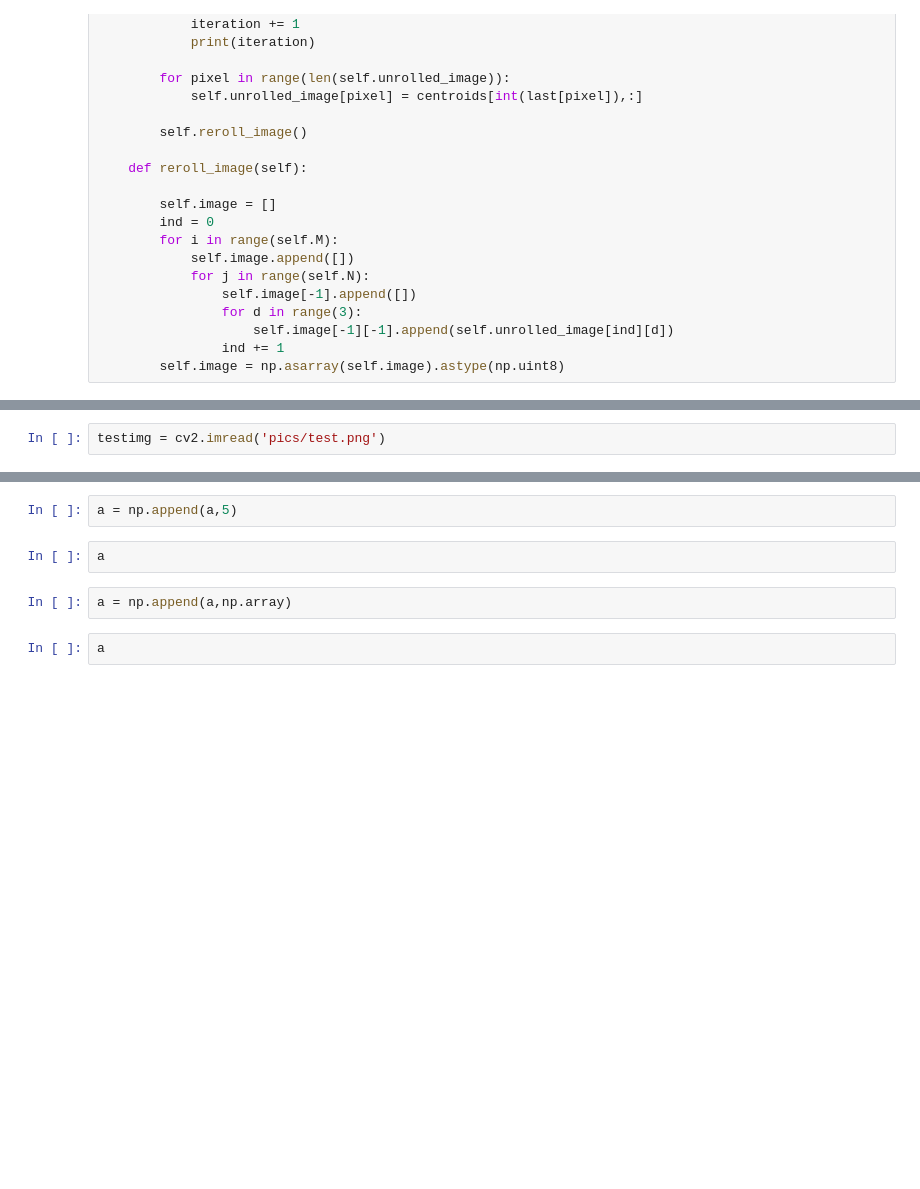
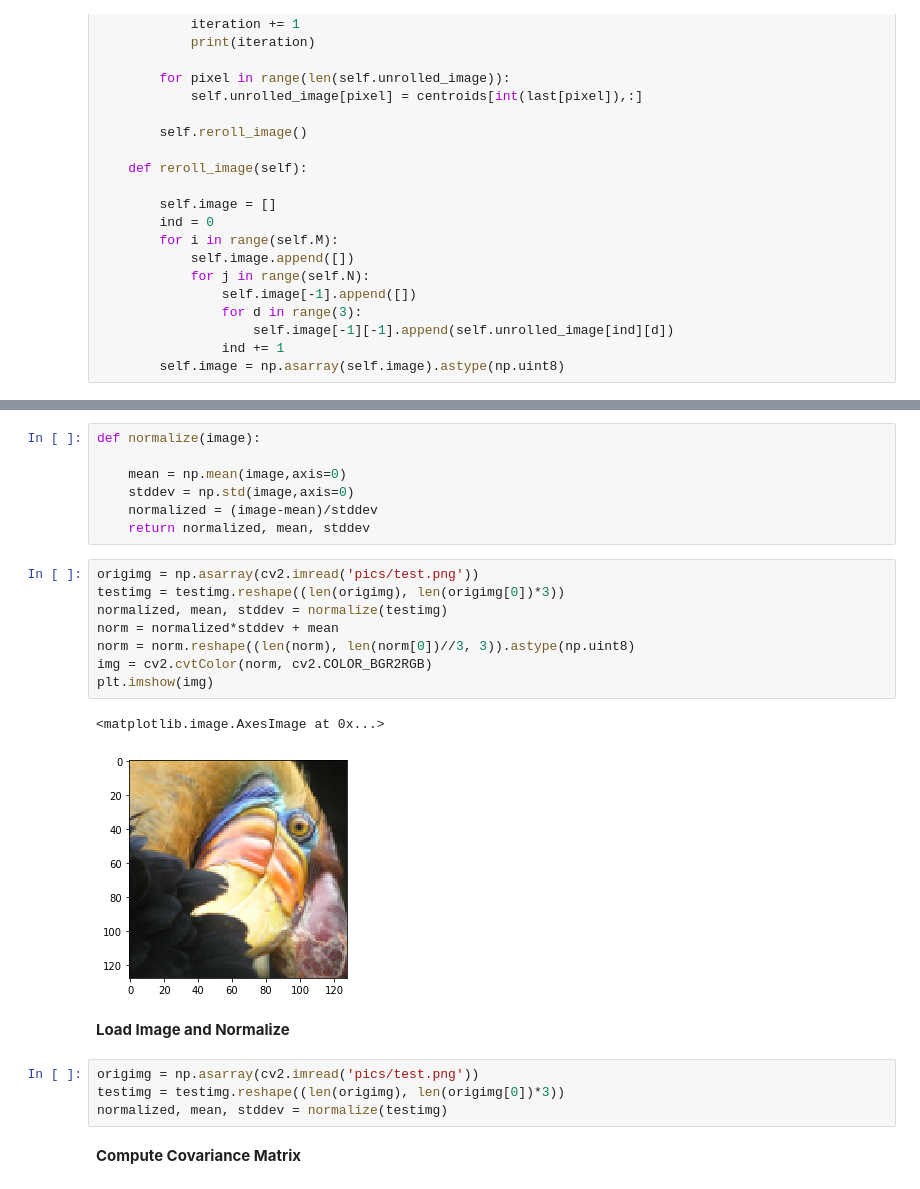
Before and after one commit to bwb314/image_compression, a Jupyter notebook: Image Compression.ipynb, the cells around one changed output, grey strips where cells are left out. Cells and saved outputs as stored; diff of their text form; blank space fills up the shorter version.

```diff
--- a/Image Compression.ipynb
+++ b/Image Compression.ipynb
@@ -92,2 +88,0 @@ np.sum(centroids, axis = 0)/len(centroids)
-# %%
-testimg = cv2.imread('pics/test.png')
@@ -122,8 +89,26 @@ a
-# %%
-a = np.append(a,5)
-# %%
-a
-# %%
-a = np.append(a,np.array)
-# %%
-a
+# %%
+def normalize(image):
+
+    mean = np.mean(image,axis=0)
+    stddev = np.std(image,axis=0)
+    normalized = (image-mean)/stddev
+    return normalized, mean, stddev
+# %%
+origimg = np.asarray(cv2.imread('pics/test.png'))
+testimg = testimg.reshape((len(origimg), len(origimg[0])*3))
+normalized, mean, stddev = normalize(testimg)
+norm = normalized*stddev + mean
+norm = norm.reshape((len(norm), len(norm[0])//3, 3)).astype(np.uint8)
+img = cv2.cvtColor(norm, cv2.COLOR_BGR2RGB)
+plt.imshow(img)
+# %% [output]
+<matplotlib.image.AxesImage at 0x...>
+[figure, added]
+# %% [markdown]
+**Load Image and Normalize**
+# %%
+origimg = np.asarray(cv2.imread('pics/test.png'))
+testimg = testimg.reshape((len(origimg), len(origimg[0])*3))
+normalized, mean, stddev = normalize(testimg)
+# %% [markdown]
+**Compute Covariance Matrix**
```
Also changed, not shown: parts of 24 cells of this notebook, 1 other file.
